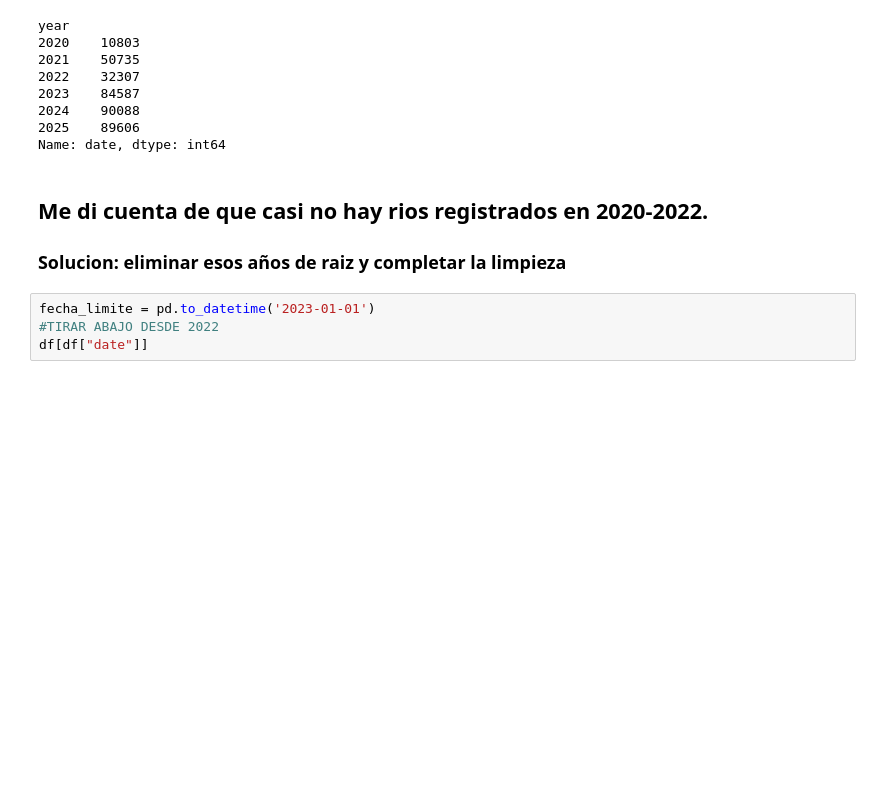
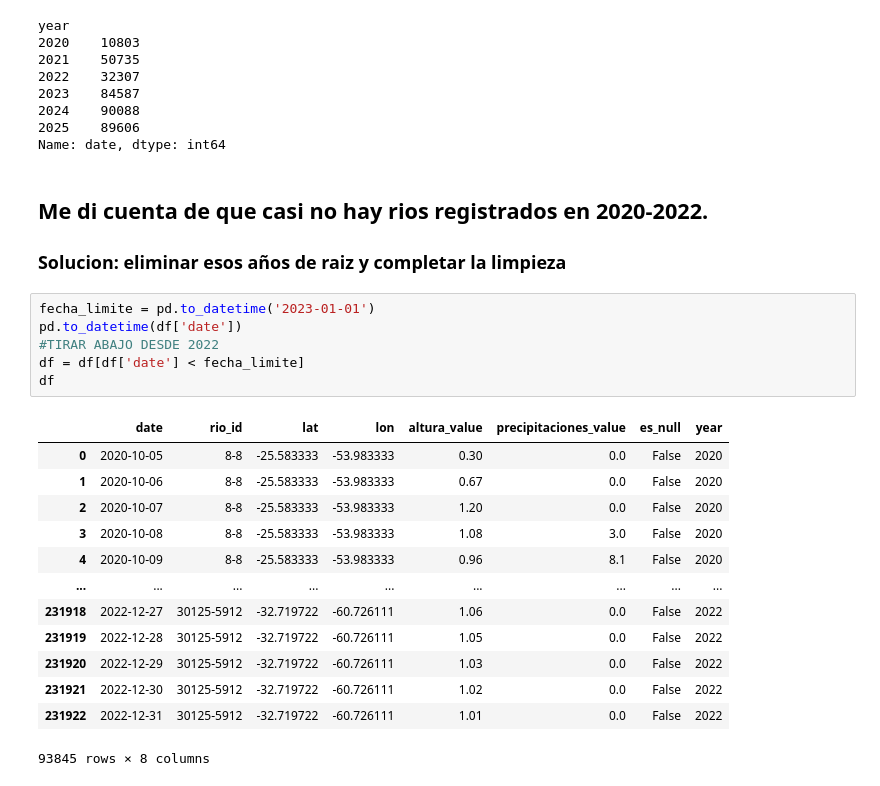
Before and after one commit to NicoBatti/sirena_batti_pruebas, a Jupyter notebook: crear_csv.ipynb, the cells around one changed output. Drawn from its saved outputs; the diff is of its cells as text; blank space fills up the shorter version.

```diff
--- a/crear_csv.ipynb
+++ b/crear_csv.ipynb
@@ -481,5 +487,21 @@ Name: date, dtype: int64
 ### Solucion: eliminar esos años de raiz y completar la limpieza
 # %%
 fecha_limite = pd.to_datetime('2023-01-01')
+pd.to_datetime(df['date'])
 #TIRAR ABAJO DESDE 2022
-df[df["date"]]
+df = df[df['date'] < fecha_limite]
+df
+# %% [output]
+|  | date | rio_id | lat | lon | altura_value | precipitaciones_value | es_null | year |
+| 0 | 2020-10-05 | 8-8 | -25.583333 | -53.983333 | 0.30 | 0.0 | False | 2020 |
+| 1 | 2020-10-06 | 8-8 | -25.583333 | -53.983333 | 0.67 | 0.0 | False | 2020 |
+| 2 | 2020-10-07 | 8-8 | -25.583333 | -53.983333 | 1.20 | 0.0 | False | 2020 |
+| 3 | 2020-10-08 | 8-8 | -25.583333 | -53.983333 | 1.08 | 3.0 | False | 2020 |
+| 4 | 2020-10-09 | 8-8 | -25.583333 | -53.983333 | 0.96 | 8.1 | False | 2020 |
+| ... | ... | ... | ... | ... | ... | ... | ... | ... |
+| 231918 | 2022-12-27 | 30125-5912 | -32.719722 | -60.726111 | 1.06 | 0.0 | False | 2022 |
+| 231919 | 2022-12-28 | 30125-5912 | -32.719722 | -60.726111 | 1.05 | 0.0 | False | 2022 |
+| 231920 | 2022-12-29 | 30125-5912 | -32.719722 | -60.726111 | 1.03 | 0.0 | False | 2022 |
+| 231921 | 2022-12-30 | 30125-5912 | -32.719722 | -60.726111 | 1.02 | 0.0 | False | 2022 |
+| 231922 | 2022-12-31 | 30125-5912 | -32.719722 | -60.726111 | 1.01 | 0.0 | False | 2022 |
+93845 rows × 8 columns
```
Also changed, not shown: parts of 6 cells of this notebook, 2 other files.
